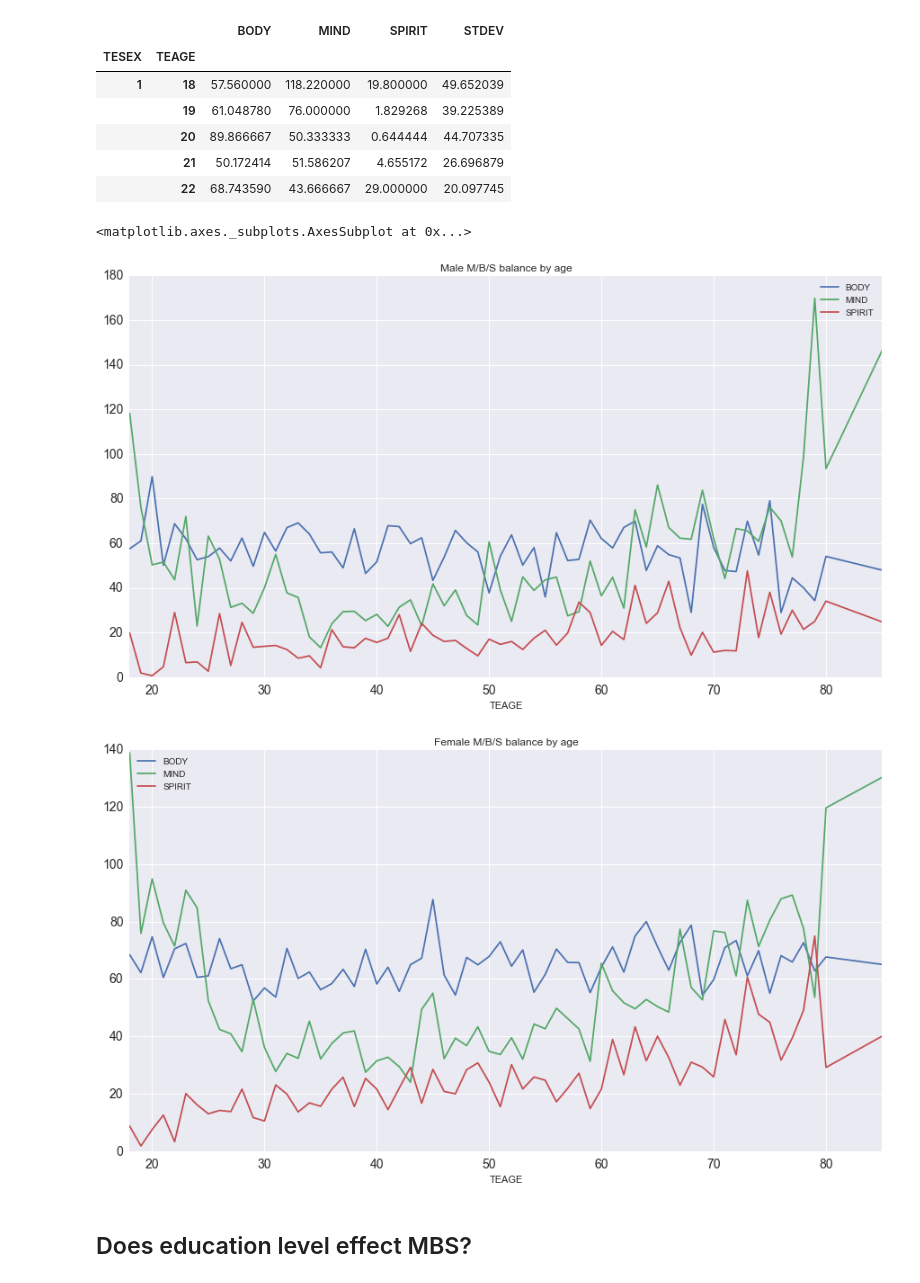
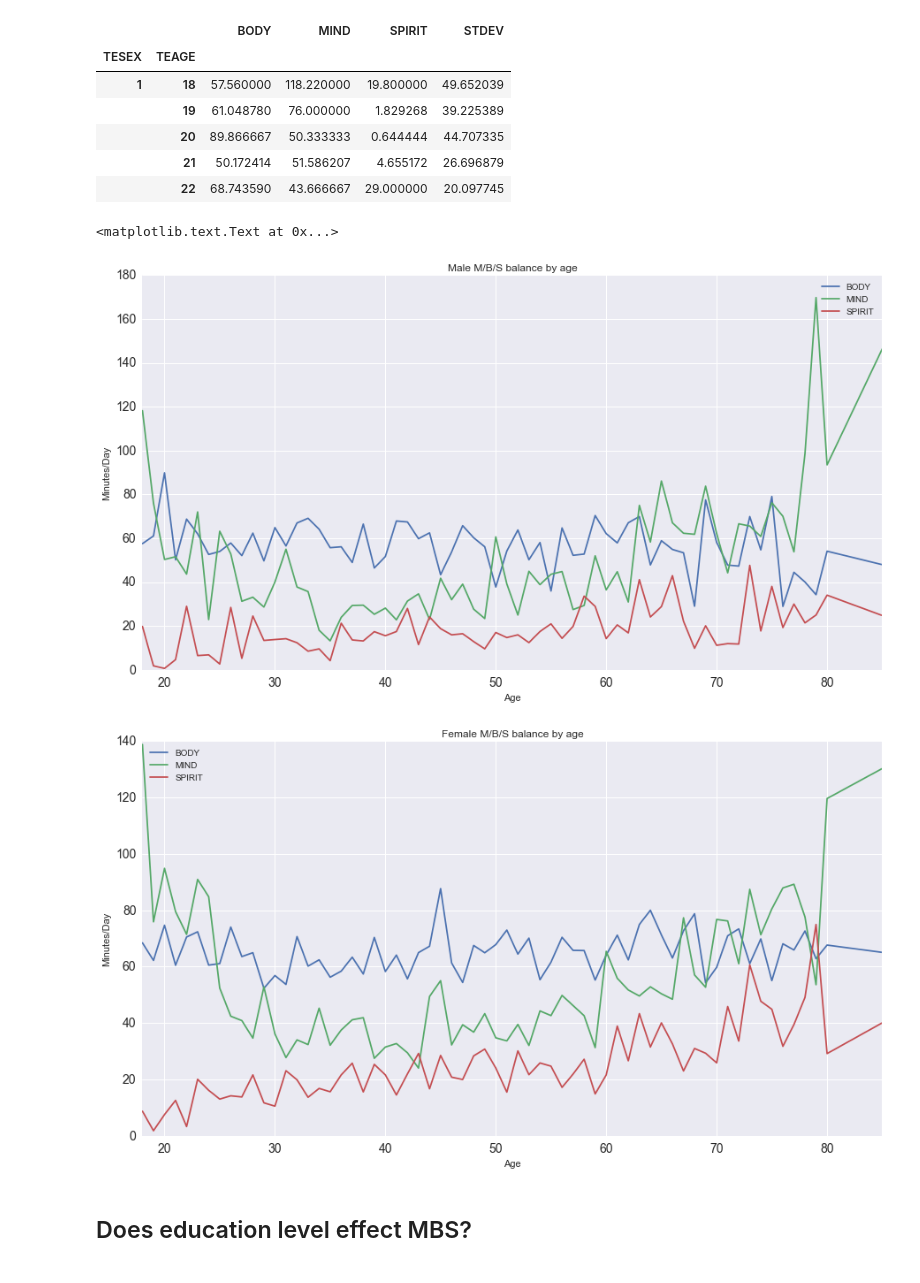
Before and after one commit to CameronBoudreau/atus-analysis, a Jupyter notebook: Scratch.ipynb, the cells around one changed output. Saved outputs shown, nothing was run; the diff lists cells and outputs as text; code cells hidden in the pictures.

```diff
--- a/Scratch.ipynb
+++ b/Scratch.ipynb
@@ -271,13 +265,16 @@ std_balance_by_sex.head()
 male = balance_by_sex.loc[1]
 female = balance_by_sex.loc[2]
 # %%
-
-male.plot(title='Male M/B/S balance by age', figsize=(15,8), style=['-','-','-','--'], fontsize=14)
-female.plot(title='Female M/B/S balance by age', figsize=(15,8), style=['-','-','-','--'], fontsize=14)
+maleax = male.plot(title='Male M/B/S balance by age', figsize=(15,8), style=['-','-','-','--'], fontsize=14)
+maleax.set_ylabel('Minutes/Day')
+maleax.set_xlabel('Age')
+femaleax = female.plot(title='Female M/B/S balance by age', figsize=(15,8), style=['-','-','-','--'], fontsize=14)
+femaleax.set_ylabel('Minutes/Day')
+femaleax.set_xlabel('Age')
 # %% [output]
-<matplotlib.axes._subplots.AxesSubplot at 0x...>
+<matplotlib.text.Text at 0x...>
-[figure, old version]
+[figure, new version]
-[figure, old version]
+[figure, new version]
 # %% [markdown]
 ## Does education level effect MBS?
 # %%
```
Also changed, not shown: parts of 8 cells of this notebook, 1 other file.
